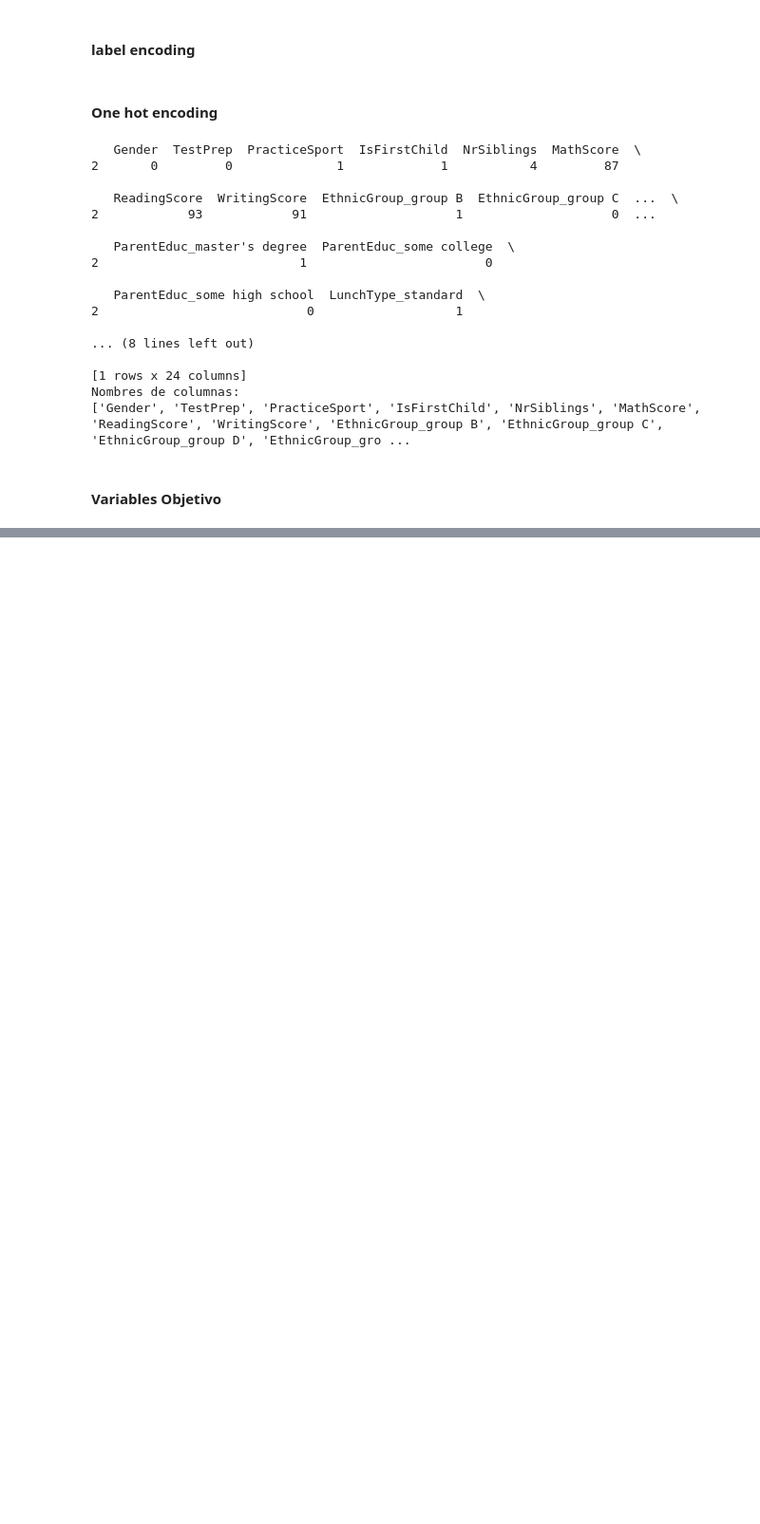
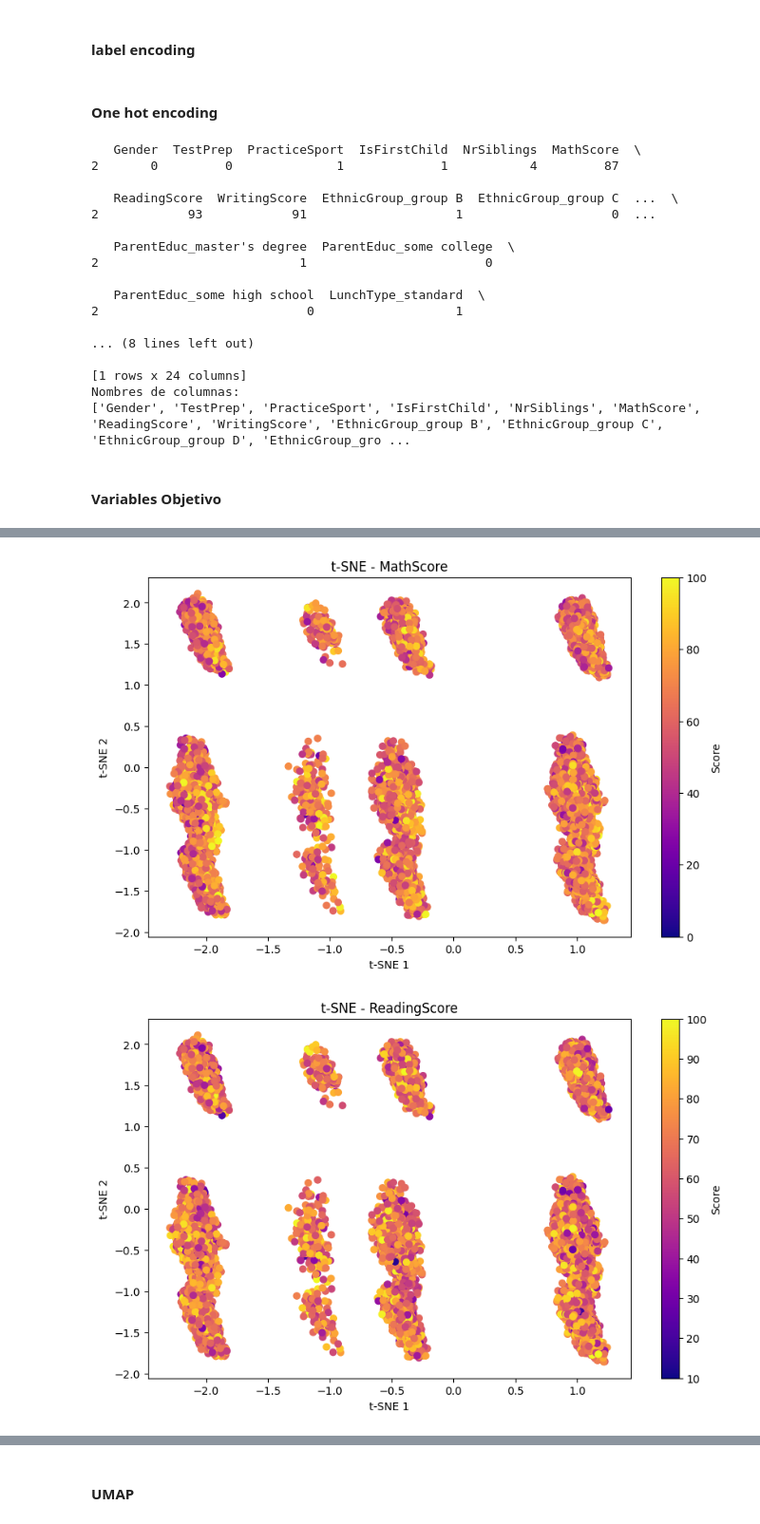
Before and after one commit to ignaciog14/md14_proyecto, a Jupyter notebook: main.ipynb, the cells around one changed output, grey strips where cells are left out. Shown at 95% size. Drawn from its saved outputs; the diff is of its cells as text; code cells hidden in the pictures; blank space fills up the shorter version.

```diff
--- a/main.ipynb
+++ b/main.ipynb
@@ -139,0 +187,12 @@ X_scaled = scaler.fit_transform(X)
+# %%
+for score in scores:
+    plt.figure(figsize=(10, 6))
+    plt.scatter(X_pca[:, 0], X_pca[:, 1], c=score, cmap='plasma')
+    plt.colorbar(label='Score')
+    plt.title(f't-SNE - {score.name}')
+    plt.xlabel('t-SNE 1')
+    plt.ylabel('t-SNE 2')
+    plt.show()
+# %% [output]
+[figure, added]
+[figure, added]
@@ -139,0 +200,2 @@ X_scaled = scaler.fit_transform(X)
+# %% [markdown]
+#### UMAP
```
Also changed, not shown: parts of 30 cells of this notebook.
